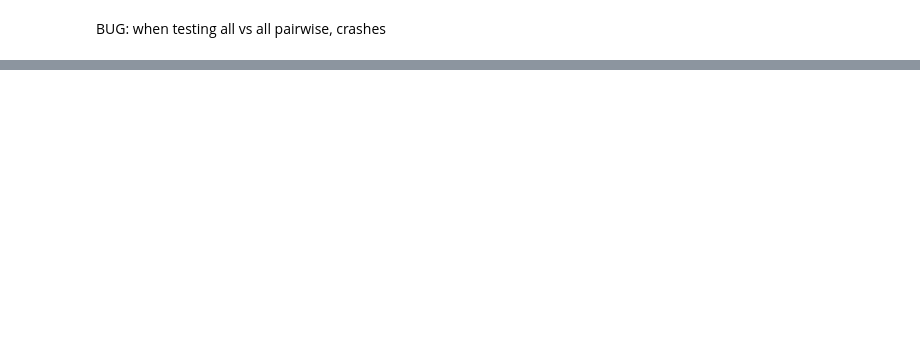
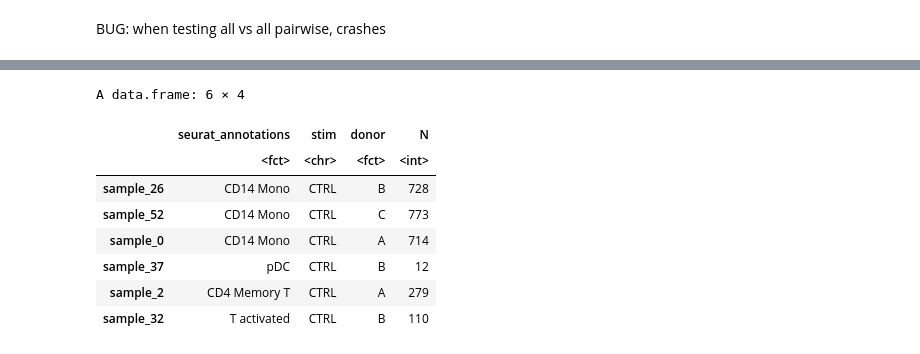
Before and after one commit to immunogenomics/presto, a Jupyter notebook: vignettes/pseudobulk.ipynb, the cells around one changed output, grey strips where cells are left out. Saved outputs shown, nothing was run; the diff lists cells and outputs as text; code cells hidden in the pictures; blank space fills up the shorter version.

```diff
--- a/vignettes/pseudobulk.ipynb
+++ b/vignettes/pseudobulk.ipynb
@@ -334,0 +297,16 @@ dge_pairs_max %>%
+# %%
+data_collapsed <- collapse_counts(ifnb@assays$RNA@counts,
+                                  ifnb@meta.data,
+                                  c('seurat_annotations', 'stim', 'donor'),
+                                     keep_n = TRUE)
+head(data_collapsed$meta_data)
+# %% [output]
+A data.frame: 6 × 4
+|  | seurat_annotations | stim | donor | N |
+|  | <fct> | <chr> | <fct> | <int> |
+| sample_26 | CD14 Mono | CTRL | B | 728 |
+| sample_52 | CD14 Mono | CTRL | C | 773 |
+| sample_0 | CD14 Mono | CTRL | A | 714 |
+| sample_37 | pDC | CTRL | B | 12 |
+| sample_2 | CD4 Memory T | CTRL | A | 279 |
+| sample_32 | T activated | CTRL | B | 110 |
```
Also changed, not shown: parts of 36 cells of this notebook, 1 other file.
